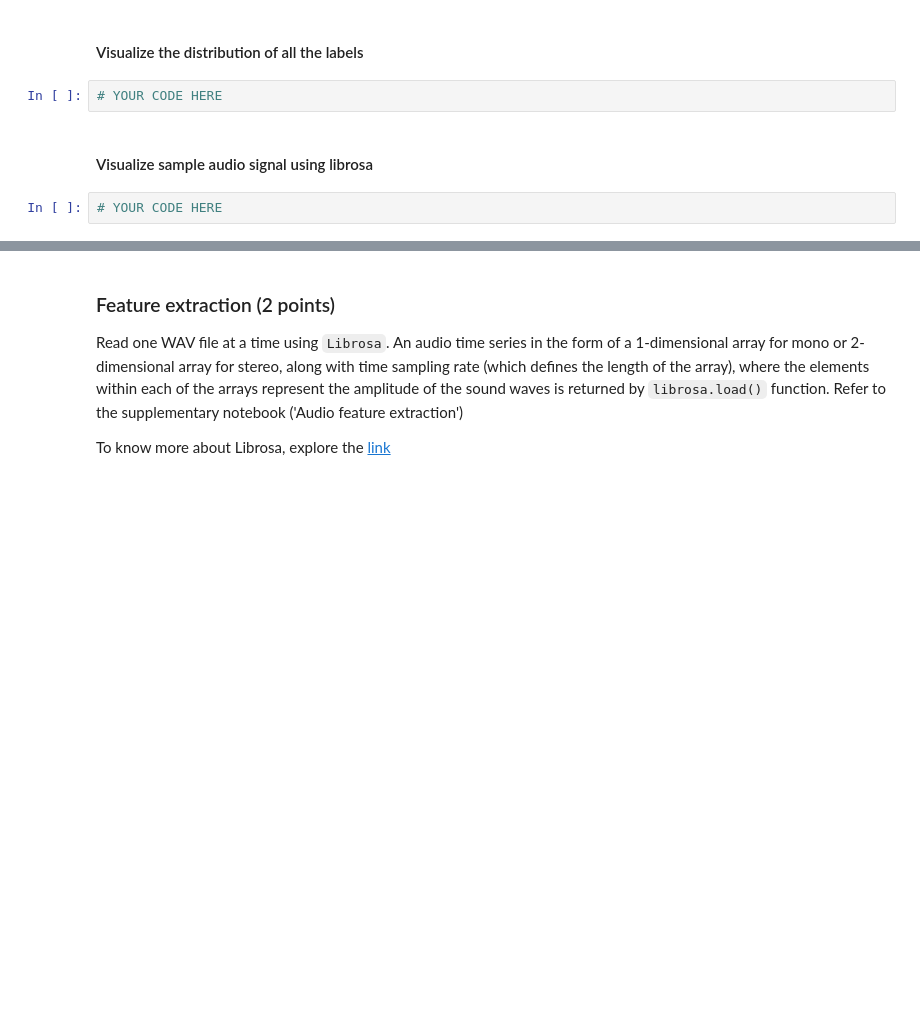
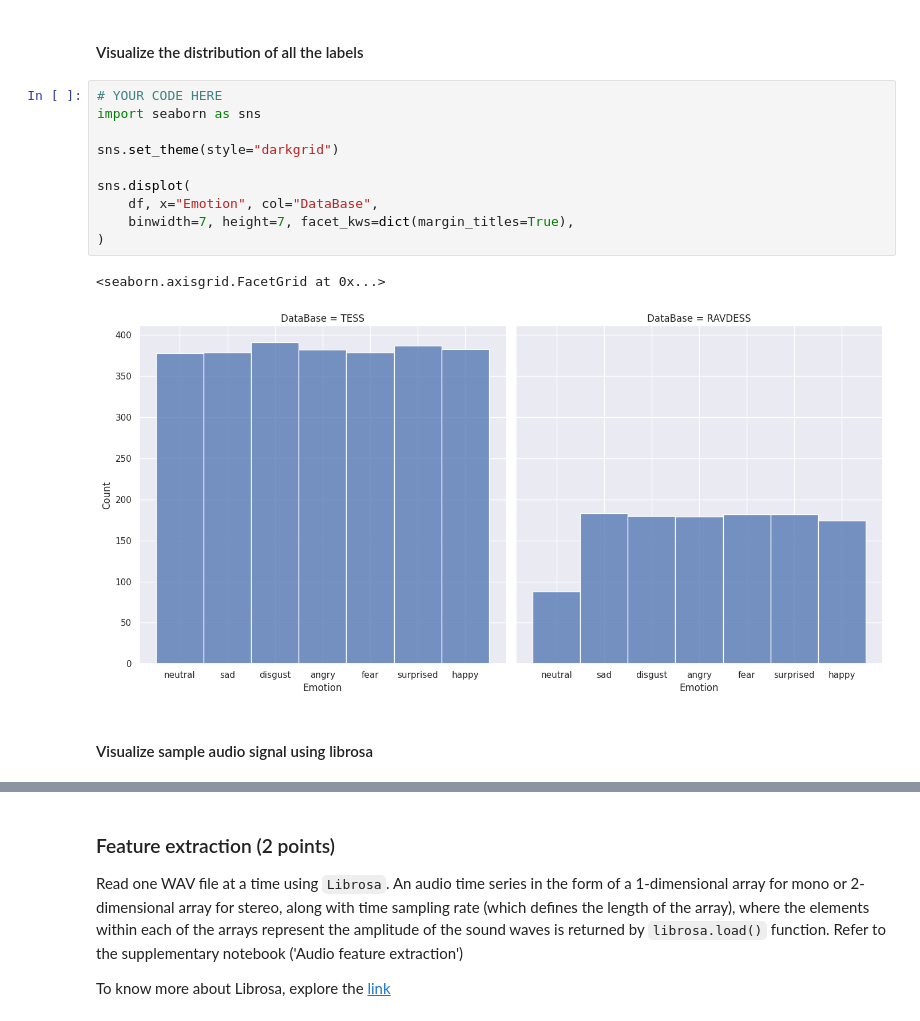
Before and after one commit to sauravdarsh/Mini-Project-Speech-Emotion-Classification, a Jupyter notebook: T7_Copy_of_M2_NB_MiniProject_3_Emotion_Classification_from_Speech.ipynb, the cells around one changed output, grey strips where cells are left out. Cells and saved outputs as stored; diff of their text form; blank space fills up the shorter version.

```diff
--- a/T7_Copy_of_M2_NB_MiniProject_3_Emotion_Classification_from_Speech.ipynb
+++ b/T7_Copy_of_M2_NB_MiniProject_3_Emotion_Classification_from_Speech.ipynb
@@ -376,9 +376,18 @@ print(len(RAVDESS_files), len(TESS_files), len(RAVDESS_files)+len(TESS_files))
 ### Data Exploration and Visualization (1 point)
 # %% [markdown]
 #### Visualize the distribution of all the labels
-# %%
-# YOUR CODE HERE
+# %%
+# YOUR CODE HERE
+import seaborn as sns
+
+sns.set_theme(style="darkgrid")
+
+sns.displot(
+    df, x="Emotion", col="DataBase",
+    binwidth=7, height=7, facet_kws=dict(margin_titles=True),
+)
+# %% [output]
+<seaborn.axisgrid.FacetGrid at 0x...>
+[figure, added]
 # %% [markdown]
 #### Visualize sample audio signal using librosa
-# %%
-# YOUR CODE HERE
```
Also changed, not shown: parts of 21 cells of this notebook.
